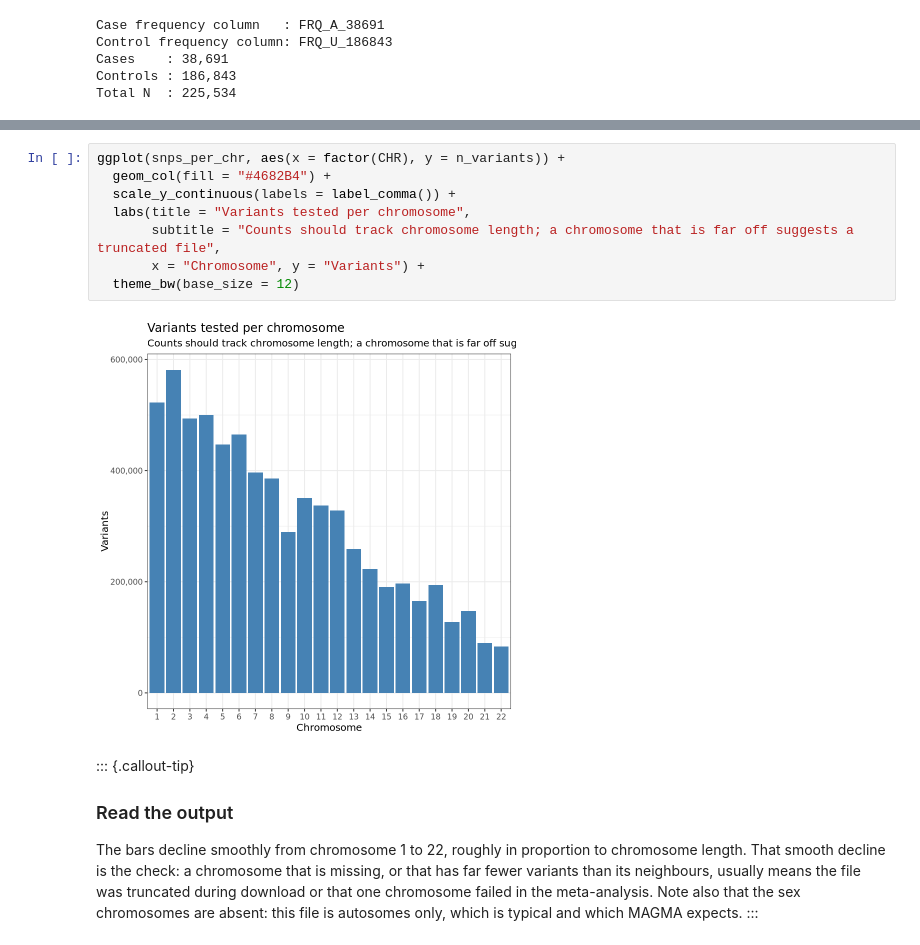
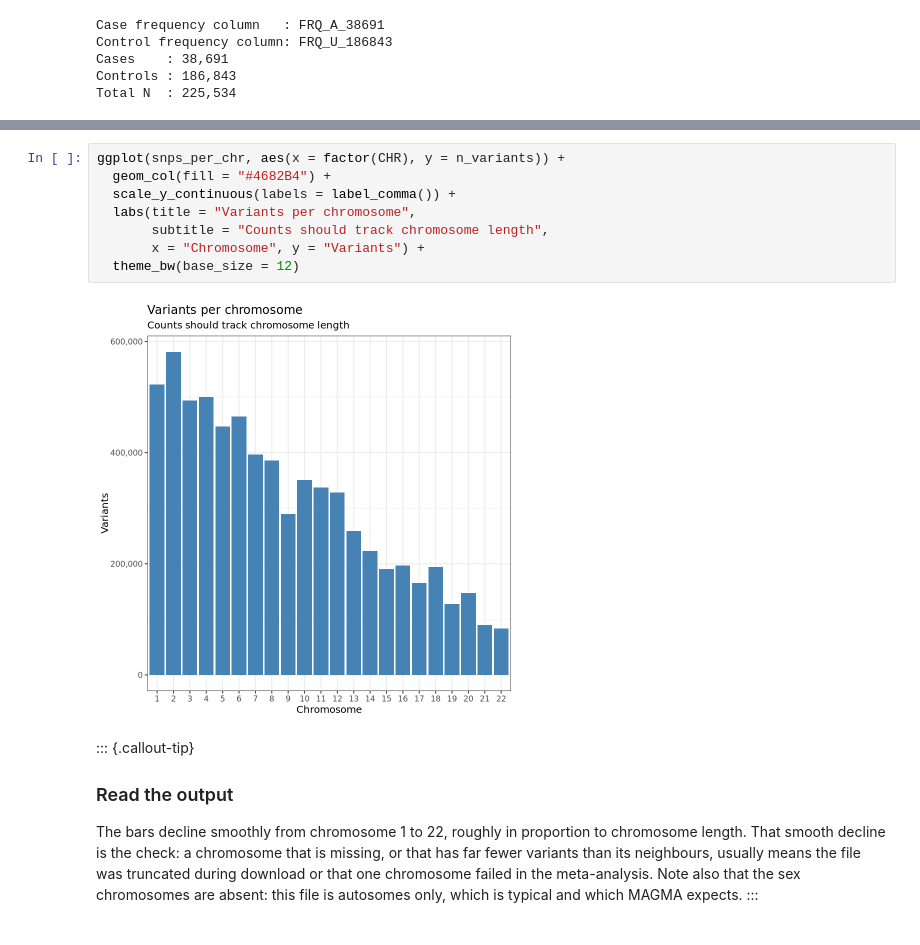
Before and after one commit to SamueleSoraggi/post-gwas-analysis_course, a Jupyter notebook: Notebooks/00_explore_gwas_sumstats.ipynb, the cells around one changed output, grey strips where cells are left out. Saved outputs shown, nothing was run; the diff lists cells and outputs as text.

```diff
--- a/Notebooks/00_explore_gwas_sumstats.ipynb
+++ b/Notebooks/00_explore_gwas_sumstats.ipynb
@@ -175,13 +165,13 @@ A spec_tbl_df: 22 × 2
 # %%
 ggplot(snps_per_chr, aes(x = factor(CHR), y = n_variants)) +
   geom_col(fill = "#4682B4") +
   scale_y_continuous(labels = label_comma()) +
-  labs(title = "Variants tested per chromosome",
-       subtitle = "Counts should track chromosome length; a chromosome that is far off suggests a truncated file",
+  labs(title = "Variants per chromosome",
+       subtitle = "Counts should track chromosome length",
        x = "Chromosome", y = "Variants") +
   theme_bw(base_size = 12)
 # %% [output]
-[figure, old version]
+[figure, new version]
 # %% [markdown]
 ::: {.callout-tip}
 ### Read the output
```
Also changed, not shown: parts of 22 cells of this notebook, 21 other files.
